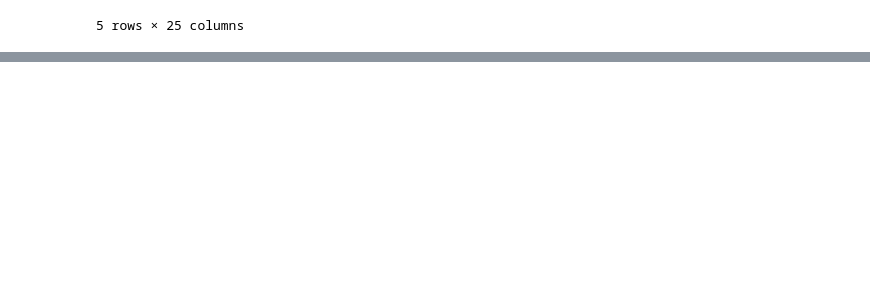
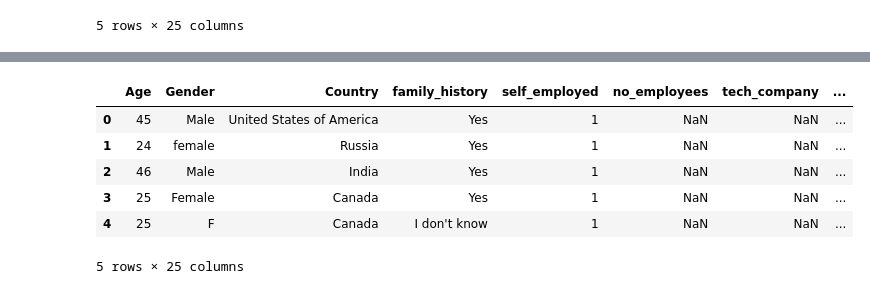
Before and after one commit to JH-Y-324/first-repository, a Jupyter notebook: surveys.ipynb, the cells around one changed output, grey strips where cells are left out. Drawn from its saved outputs; the diff is of its cells as text; code cells hidden in the pictures; blank space fills up the shorter version.

```diff
--- a/surveys.ipynb
+++ b/surveys.ipynb
@@ -349,0 +400,11 @@ files.download('df_combined.csv')
+# %%
+# df2020 열 이름에서 HTML 태그 제거
+df2020.columns = [remove_html_tags(col) for col in df2020.columns]
+
+# 2. rename_2020의 키와 df2020.columns 비교
+missing_columns = [col for col in rename_2020.keys() if col not in df2020.columns]
+existing_columns = [col for col in rename_2020.keys() if col in df2020.columns]
+
+# 3. 출력
+print("Missing Columns:", missing_columns)
+print("Existing Columns:", existing_columns)
@@ -349,0 +414,4 @@ files.download('df_combined.csv')
+# %%
+df2020_filtered = df2020[existing_columns]
+
+df2020_filtered.head()
@@ -349,0 +426,14 @@ files.download('df_combined.csv')
+# %%
+
+df2020_filtered = df2020_filtered.rename(columns=rename_2020)
+
+# 결과 확인
+df2020_filtered.head()
+# %% [output]
+|  | Age | Gender | Country | family_history | self_employed | no_employees | tech_company | ... |
+| 0 | 45 | Male | United States of America | Yes | 1 | NaN | NaN | ... |
+| 1 | 24 | female | Russia | Yes | 1 | NaN | NaN | ... |
+| 2 | 46 | Male | India | Yes | 1 | NaN | NaN | ... |
+| 3 | 25 | Female | Canada | Yes | 1 | NaN | NaN | ... |
+| 4 | 25 | F | Canada | I don't know | 1 | NaN | NaN | ... |
+5 rows × 25 columns
```
Also changed, not shown: parts of 18 cells of this notebook.
